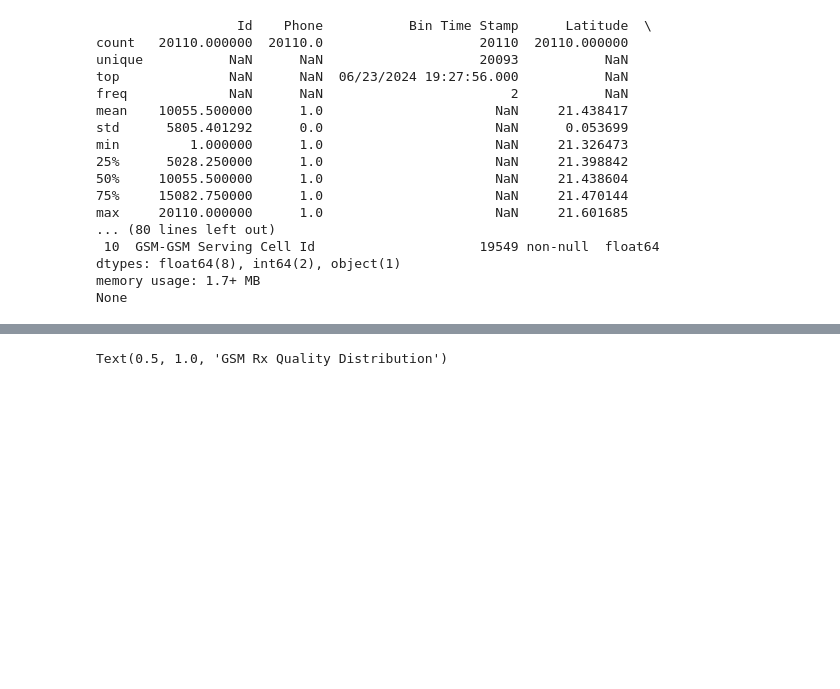
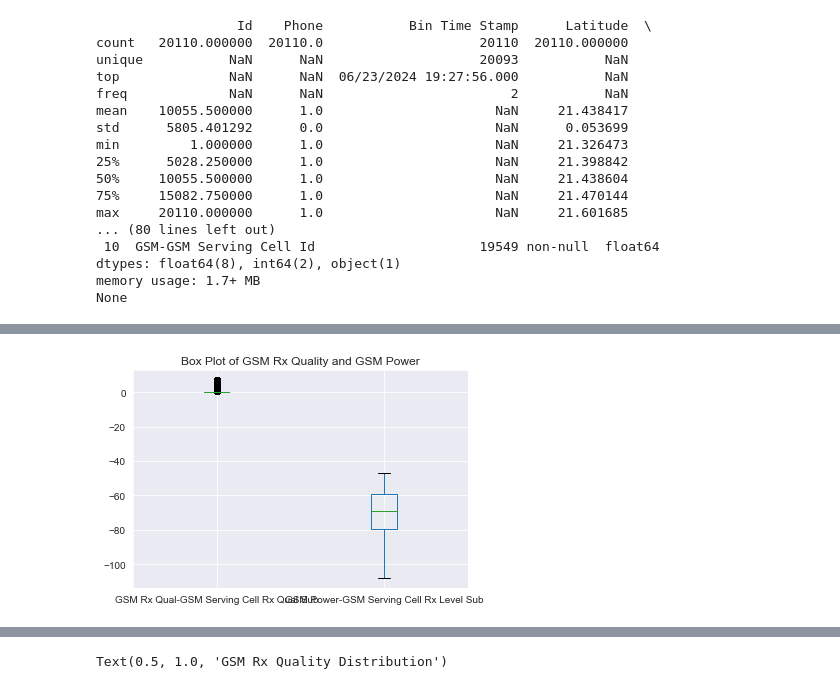
Before and after one commit to Liloiscracked/Predicting-Model-, a Jupyter notebook: 2g/analysis.ipynb, the cells around one changed output, grey strips where cells are left out. Cells and saved outputs as stored; diff of their text form; code cells hidden in the pictures; blank space fills up the shorter version.

```diff
--- a/2g/analysis.ipynb
+++ b/2g/analysis.ipynb
@@ -59,0 +92,6 @@ None
+# %%
+df.boxplot(column=['GSM Rx Qual-GSM Serving Cell Rx Qual Sub', 'GSM Power-GSM Serving Cell Rx Level Sub'])
+plt.title('Box Plot of GSM Rx Quality and GSM Power')
+plt.show()
+# %% [output]
+[figure, added]
```
Also changed, not shown: parts of 12 cells of this notebook.
